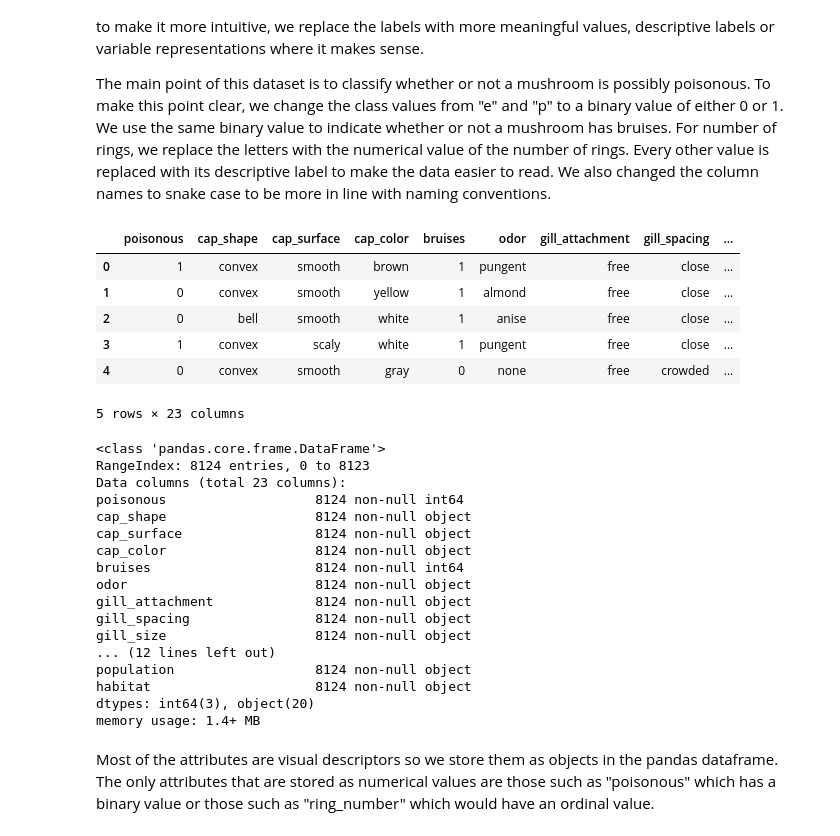
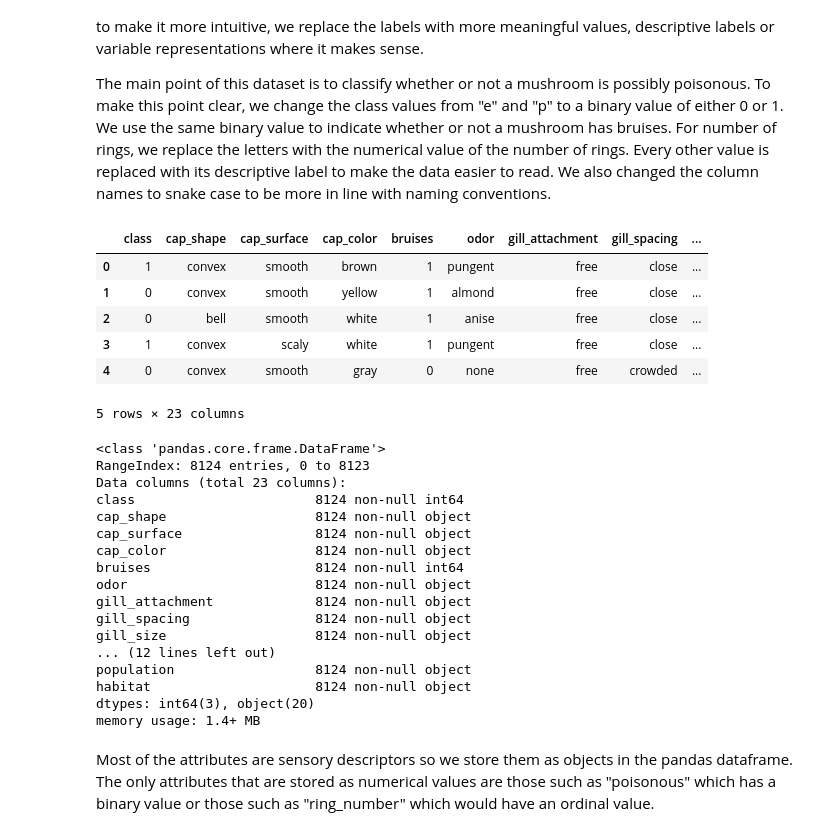
Before and after one commit to Thakugan/machine-learning-notebooks, a Jupyter notebook: 1-exploring-table-data/mushroom-hunting.ipynb, the cells around one changed output. Saved outputs shown, nothing was run; the diff lists cells and outputs as text; code cells hidden in the pictures.

Commit message:
Data visualization part 1 ready for review

```diff
--- a/1-exploring-table-data/mushroom-hunting.ipynb
+++ b/1-exploring-table-data/mushroom-hunting.ipynb
@@ -36,11 +36,8 @@ The main point of this dataset is to classify whether or not a mushroom is possi
 for col_name, col in df.iteritems():
     df.rename(columns={col_name:col_name.replace('-', '_')}, inplace=True)
 
-# Changing 'class' to 'poisonous' to make intentions clear
-df.rename(columns={"class": "poisonous"}, inplace=True)
-
 # Replacing data values, also shows the possible values for each attribute
-df.poisonous.replace(to_replace=['e', 'p'],
+df["class"].replace(to_replace=['e', 'p'],
                      value=[0, 1], inplace=True)
 
 df.cap_shape.replace(to_replace=['b', 'c', 'x', 'f', 'k', 's'],
@@ -115,34 +112,34 @@ df.veil_type.replace(to_replace=['p', 'u'],
                      inplace=True)
 
 df.veil_color.replace(to_replace=['n', 'o', 'w', 'y'],
                      value=["brown", "orange", "white", "yellow"], inplace=True)
 
 df.ring_number.replace(to_replace=['n', 'o', 't'],
                      value=[0, 1, 2], inplace=True)
 
 df.ring_type.replace(to_replace=['c', 'e', 'f', 'l', 'n', 'p', 's', 'z'],
                      value=["cobwebby", "evanescent", "flaring", "large",
                             "none", "pendant", "sheathing", "zone"],
                      inplace=True)
 
 df.spore_print_color.replace(to_replace=['k', 'n', 'b', 'h', 'r', 'o', 'u', 'w', 'y'],
                      value=["black", "brown", "buff", "chocolate", "green",
                             "orange", "purple", "white", "yellow"],
                      inplace=True)
 
 df.population.replace(to_replace=['a', 'c', 'n', 's', 'v', 'y'],
                      value=["abundant", "clustered", "numerous", "scattered",
                             "several", "solitary"],
                      inplace=True)
 
 df.habitat.replace(to_replace=['g', 'l', 'm', 'p', 'u', 'w', 'd'],
                      value=["grasses", "leaves", "meadows", "paths", "urban",
                             "waste", "woods"],
                      inplace=True)
 
 df.head()
 # %% [output]
-|  | poisonous | cap_shape | cap_surface | cap_color | bruises | odor | gill_attachment | gill_spacing | ... |
+|  | class | cap_shape | cap_surface | cap_color | bruises | odor | gill_attachment | gill_spacing | ... |
 | 0 | 1 | convex | smooth | brown | 1 | pungent | free | close | ... |
 | 1 | 0 | convex | smooth | yellow | 1 | almond | free | close | ... |
 | 2 | 0 | bell | smooth | white | 1 | anise | free | close | ... |
@@ -156,7 +153,7 @@ df.info()
 <class 'pandas.core.frame.DataFrame'>
 RangeIndex: 8124 entries, 0 to 8123
 Data columns (total 23 columns):
-poisonous                   8124 non-null int64
+class                       8124 non-null int64
 cap_shape                   8124 non-null object
 cap_surface                 8124 non-null object
 cap_color                   8124 non-null object
@@ -171,4 +168,4 @@ habitat                     8124 non-null object
 dtypes: int64(3), object(20)
 memory usage: 1.4+ MB
 # %% [markdown]
-Most of the attributes are visual descriptors so we store them as objects in the pandas dataframe. The only attributes that are stored as numerical values are those such as "poisonous" which has a binary value or those such as "ring_number" which would have an ordinal value.
+Most of the attributes are sensory descriptors so we store them as objects in the pandas dataframe. The only attributes that are stored as numerical values are those such as "poisonous" which has a binary value or those such as "ring_number" which would have an ordinal value.
```
Also changed, not shown: parts of 24 cells of this notebook.
